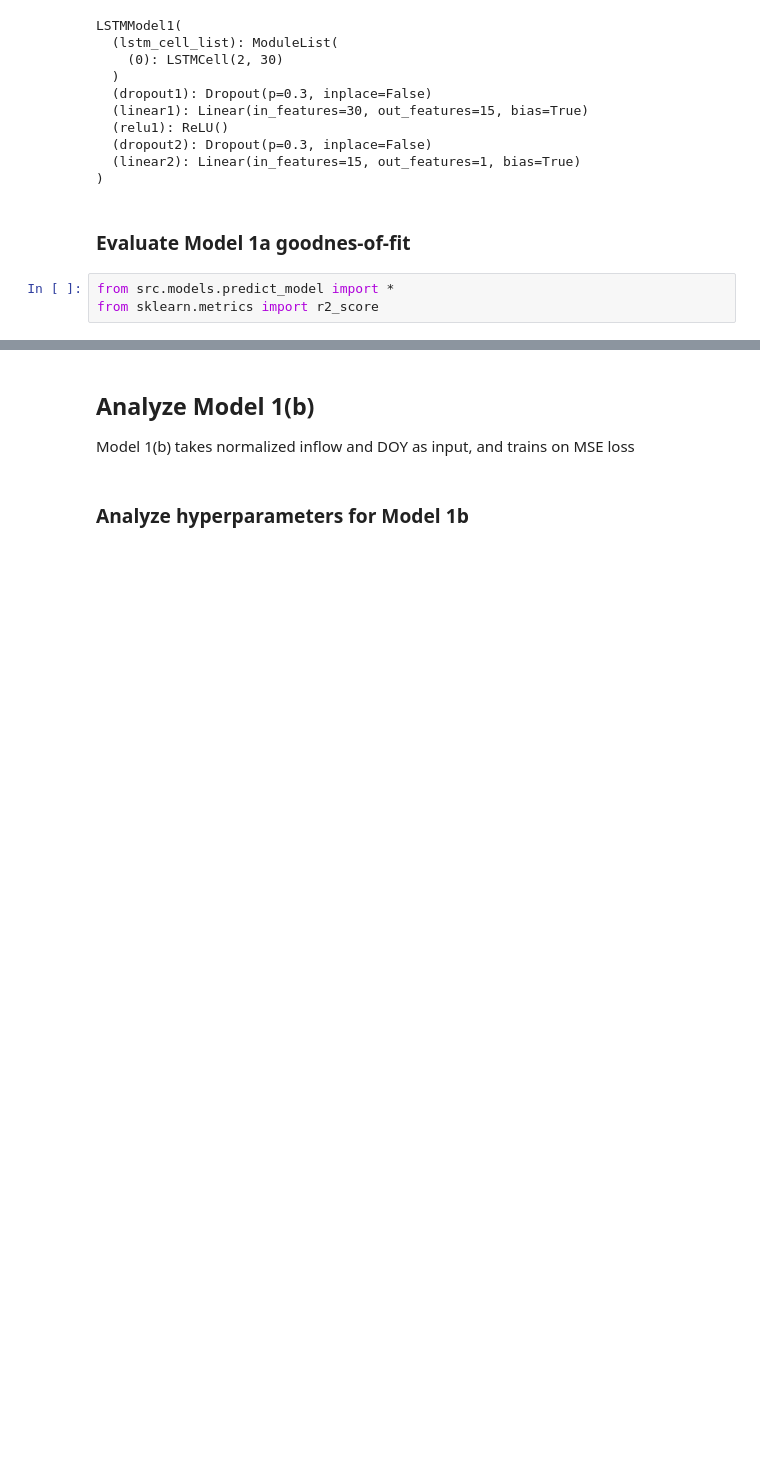
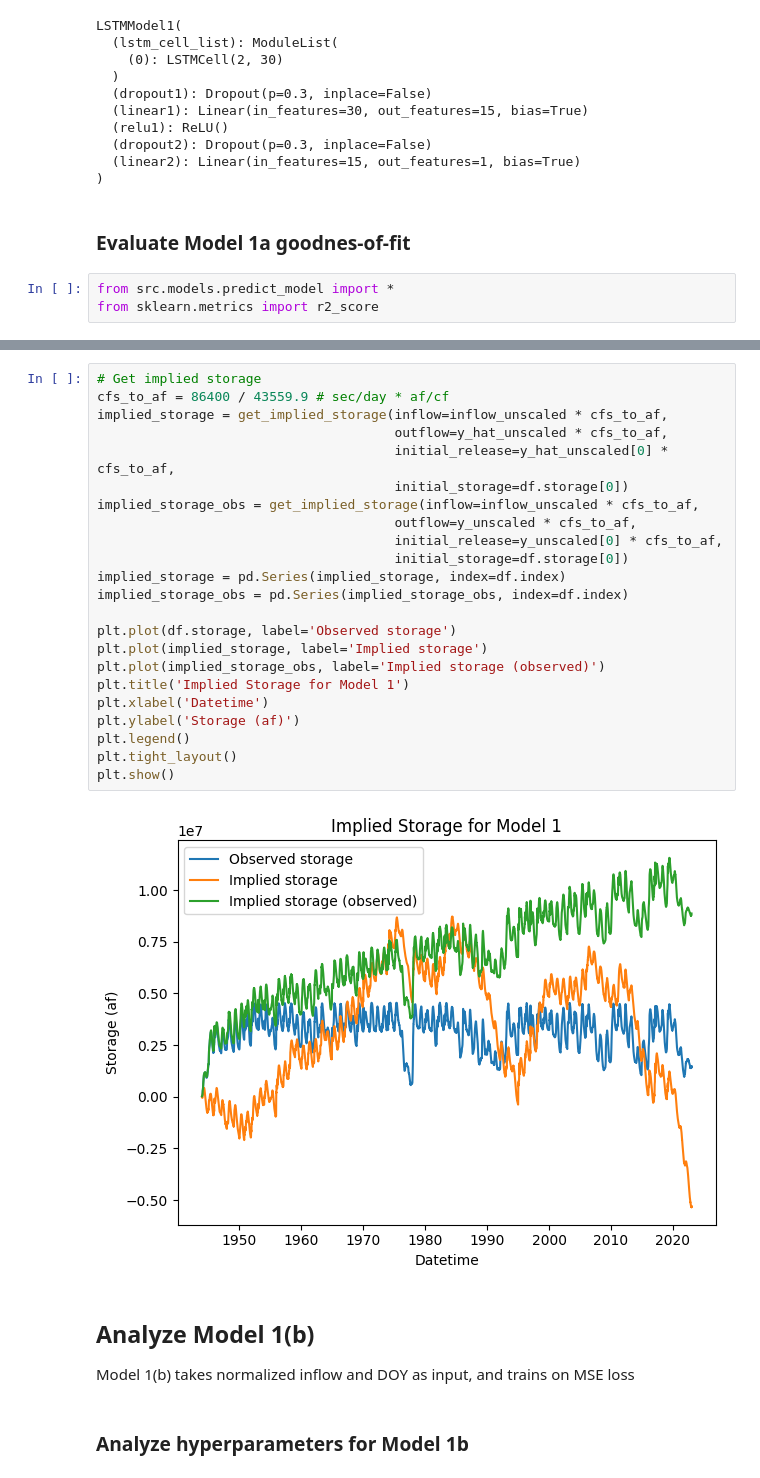
Before and after one commit to Matt2371/DL-reservoir-modeling, a Jupyter notebook: experiments/1d_model1_evaluate.ipynb, the cells around one changed output, grey strips where cells are left out. Drawn from its saved outputs; the diff is of its cells as text; blank space fills up the shorter version.

```diff
--- a/experiments/1d_model1_evaluate.ipynb
+++ b/experiments/1d_model1_evaluate.ipynb
@@ -176,3 +205,28 @@ plt.show()
+# %%
+# Get implied storage
+cfs_to_af = 86400 / 43559.9 # sec/day * af/cf
+implied_storage = get_implied_storage(inflow=inflow_unscaled * cfs_to_af,
+                                      outflow=y_hat_unscaled * cfs_to_af,
+                                      initial_release=y_hat_unscaled[0] * cfs_to_af,
+                                      initial_storage=df.storage[0])
+implied_storage_obs = get_implied_storage(inflow=inflow_unscaled * cfs_to_af,
+                                      outflow=y_unscaled * cfs_to_af,
+                                      initial_release=y_unscaled[0] * cfs_to_af,
+                                      initial_storage=df.storage[0])
+implied_storage = pd.Series(implied_storage, index=df.index)
+implied_storage_obs = pd.Series(implied_storage_obs, index=df.index)
+
+plt.plot(df.storage, label='Observed storage')
+plt.plot(implied_storage, label='Implied storage')
+plt.plot(implied_storage_obs, label='Implied storage (observed)')
+plt.title('Implied Storage for Model 1')
+plt.xlabel('Datetime')
+plt.ylabel('Storage (af)')
+plt.legend()
+plt.tight_layout()
+plt.show()
+# %% [output]
+[figure, added]
 # %% [markdown]
 ## Analyze Model 1(b)
 Model 1(b) takes normalized inflow and DOY as input, and trains on MSE loss
```
Also changed, not shown: parts of 6 cells of this notebook, 16 other files.
